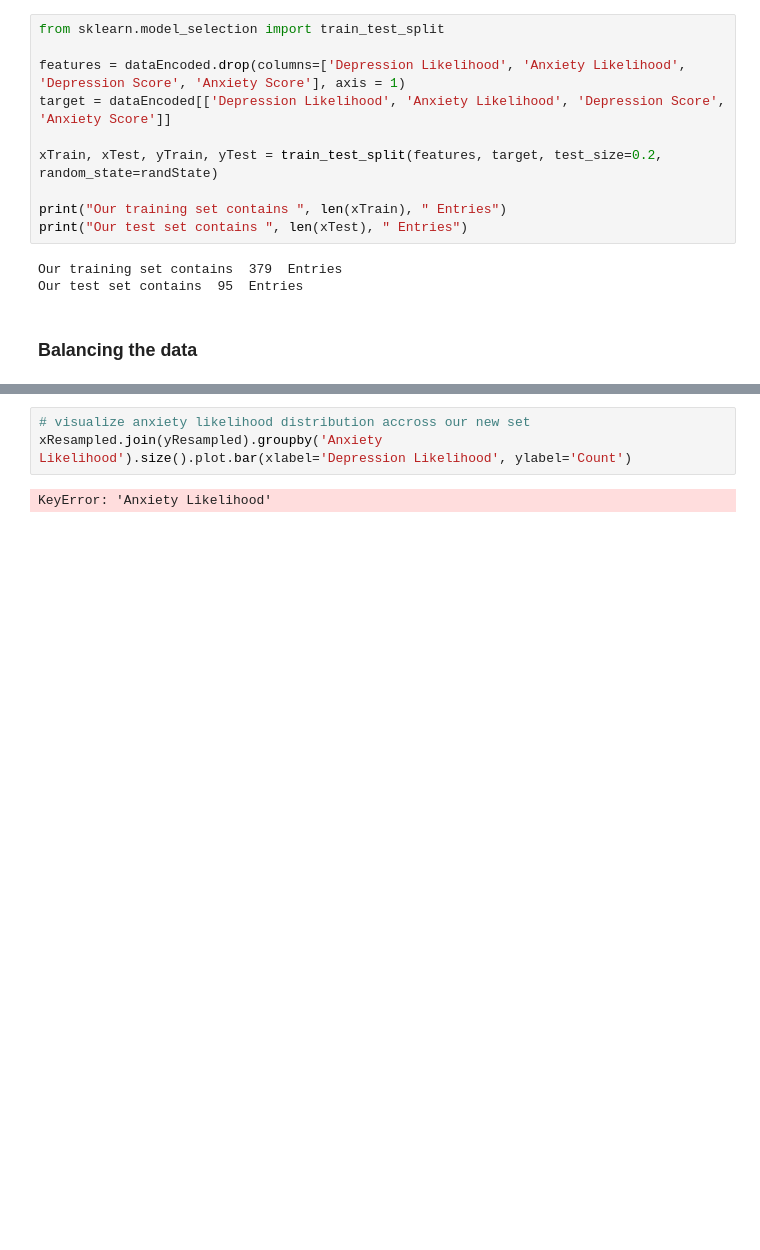
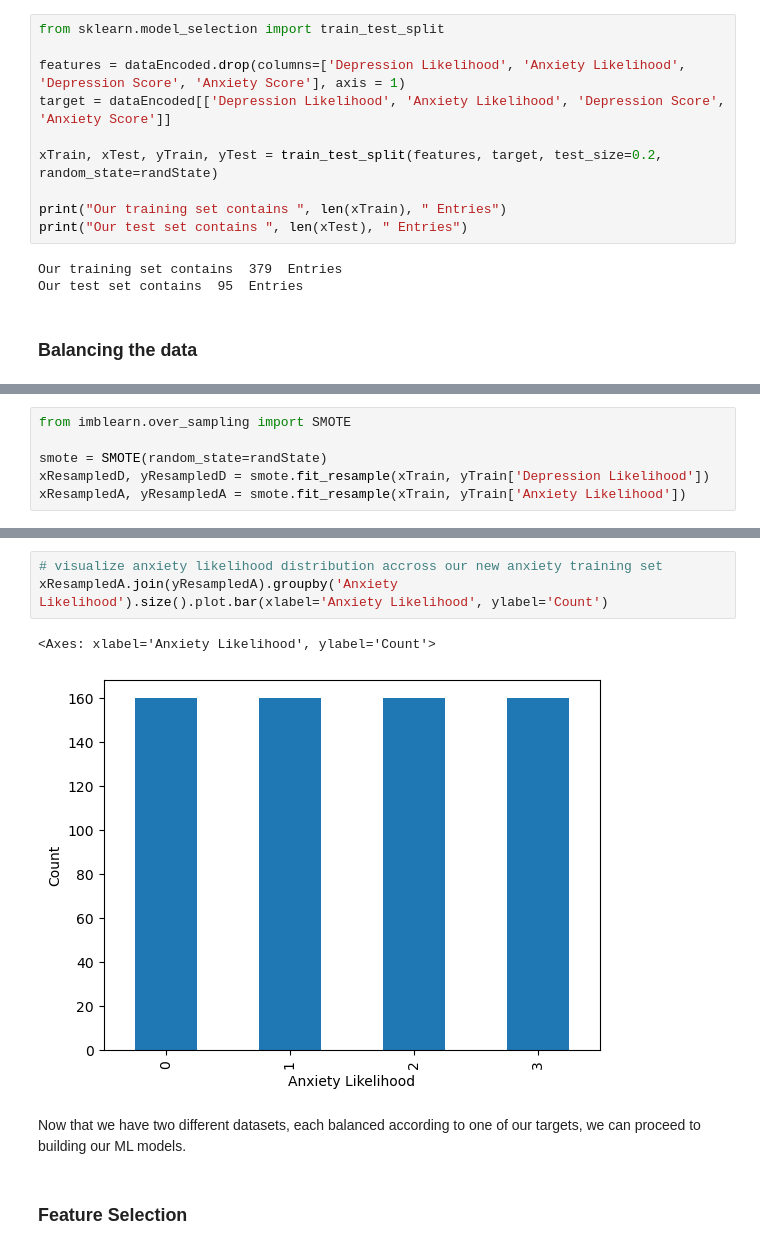
Before and after one commit to Michaelg-hub/social-media-and-mental-health, a Jupyter notebook: Social Media Use and Mental Health.ipynb, the cells around one changed output, grey strips where cells are left out. Cells and saved outputs as stored; diff of their text form; blank space fills up the shorter version.

```diff
--- a/Social Media Use and Mental Health.ipynb
+++ b/Social Media Use and Mental Health.ipynb
@@ -529 +517,7 @@ Name: Depression Likelihood, dtype: int32
+# %%
+from imblearn.over_sampling import SMOTE
+
+smote = SMOTE(random_state=randState)
+xResampledD, yResampledD = smote.fit_resample(xTrain, yTrain['Depression Likelihood'])
+xResampledA, yResampledA = smote.fit_resample(xTrain, yTrain['Anxiety Likelihood'])
 # %%
@@ -533,7 +527,12 @@ xResampled.join(yResampled).groupby('Depression Likelihood').size().plot.bar(xla
 <Axes: xlabel='Depression Likelihood', ylabel='Count'>
 [figure]
 # %%
-# visualize anxiety likelihood distribution accross our new set
-xResampled.join(yResampled).groupby('Anxiety Likelihood').size().plot.bar(xlabel='Depression Likelihood', ylabel='Count')
+# visualize anxiety likelihood distribution accross our new anxiety training set
+xResampledA.join(yResampledA).groupby('Anxiety Likelihood').size().plot.bar(xlabel='Anxiety Likelihood', ylabel='Count')
 # %% [output]
-KeyError: 'Anxiety Likelihood'
+<Axes: xlabel='Anxiety Likelihood', ylabel='Count'>
+[figure, added]
+# %% [markdown]
+Now that we have two different datasets, each balanced according to one of our targets, we can proceed to building our ML models.
+# %% [markdown]
+### Feature Selection
```
Also changed, not shown: parts of 3 cells of this notebook.
